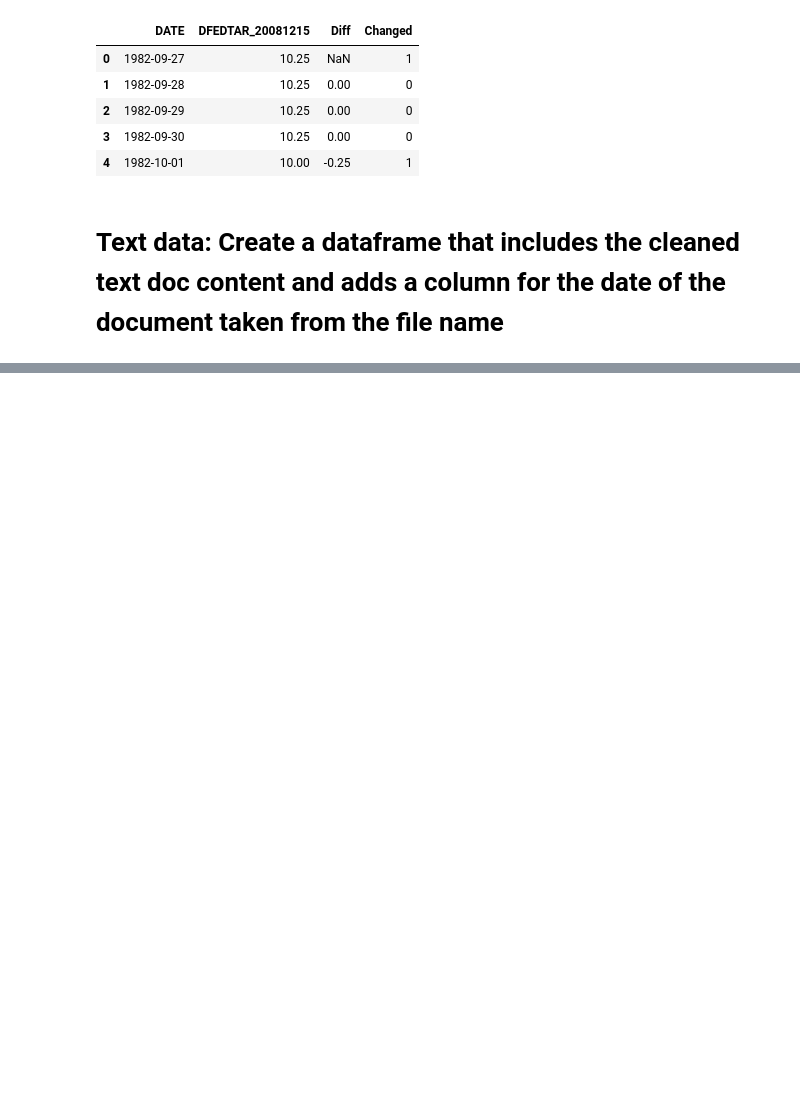
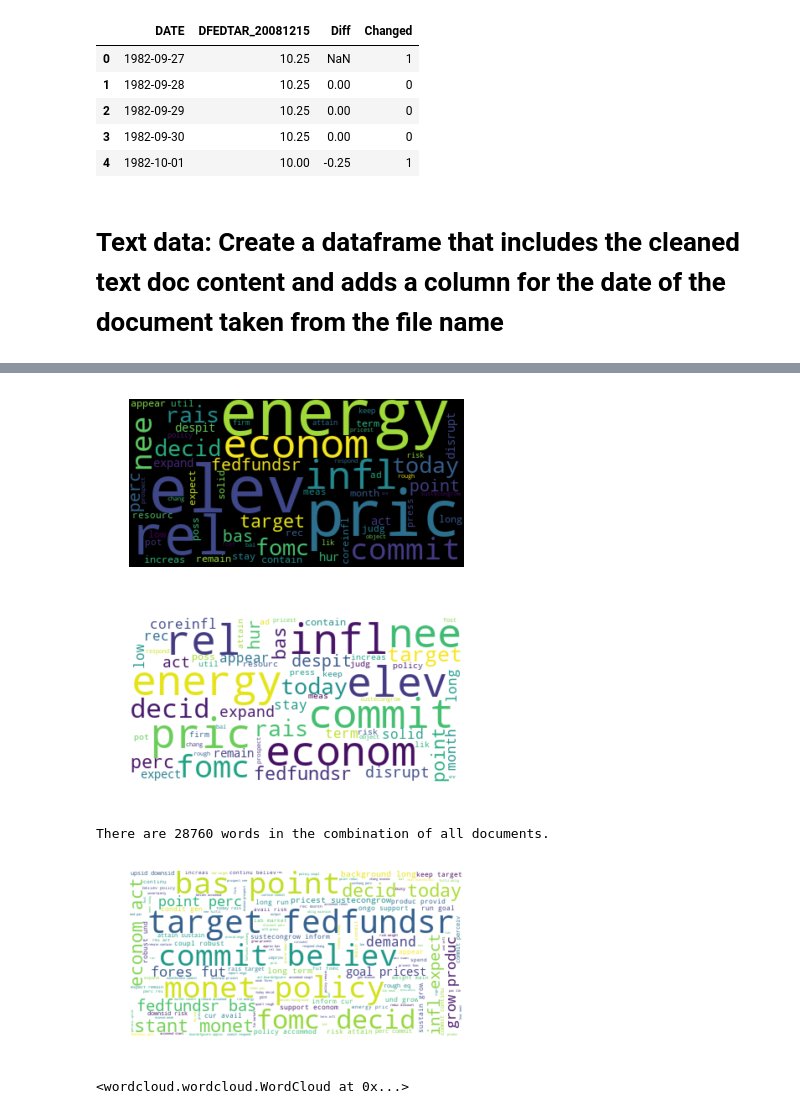
Before and after one commit to michellebonat/Fed_Funds_ML, a Jupyter notebook: Data.ipynb, the cells around one changed output, grey strips where cells are left out. Drawn from its saved outputs; the diff is of its cells as text; code cells hidden in the pictures; blank space fills up the shorter version.

Commit message:
Adds data story with word clouds

```diff
--- a/Data.ipynb
+++ b/Data.ipynb
@@ -141,0 +205,62 @@ docdf['filedate'].apply(did_rate_change)
+# %%
+# EDA using WordCloud
+# imports
+from os import path
+from PIL import Image
+from wordcloud import WordCloud, STOPWORDS, ImageColorGenerator
+
+import matplotlib.pyplot as plt
+%matplotlib inline
+
+# Start with one document
+text = docdf.document[0]
+
+# Create and generate a word cloud image:
+wordcloud = WordCloud().generate(text)
+
+# Display the generated image:
+plt.imshow(wordcloud, interpolation='bilinear')
+plt.axis("off")
+plt.show()
+
+# Save the image in the img folder:
+wordcloud.to_file("images/first_doc_allwords_cloud.png")
+
+# Make it look better
+# lower max_font_size, change the maximum number of word and lighten the background:
+wordcloud = WordCloud(max_font_size=50, max_words=100, background_color="white").generate(text)
+plt.figure()
+plt.imshow(wordcloud, interpolation="bilinear")
+plt.axis("off")
+plt.show()
+
+# Save the image in the img folder:
+wordcloud.to_file("images/first_doc_cloud_100words.png")
+
+# Combine all documents into a single word cloud
+text = " ".join(review for review in docdf.document) # Need to update words here
+print ("There are {} words in the combination of all documents.".format(len(text)))
+
+# Create stopword list:
+# Skip this for now need to figure out which stopwords if needed
+# stopwords = set(STOPWORDS)
+# stopwords.update(["stopone", "stoptwo", "stopthree", "stopfour", "stopfive"])
+
+# Generate a word cloud image
+wordcloud = WordCloud(background_color="white").generate(text)
+# When stopwords added change to this: wordcloud = WordCloud(stopwords=stopwords, background_color="white").generate(text)
+
+# Display the generated image:
+# the matplotlib way:
+plt.imshow(wordcloud, interpolation='bilinear')
+plt.axis("off")
+plt.show()
+
+# Save the image in the img folder:
+wordcloud.to_file("images/all_doc_cloud.png")
+# %% [output]
+[figure, added]
+[figure, added]
+There are 28760 words in the combination of all documents.
+[figure, added]
+<wordcloud.wordcloud.WordCloud at 0x...>
```
Also changed, not shown: parts of 5 cells of this notebook, 3 other files.
